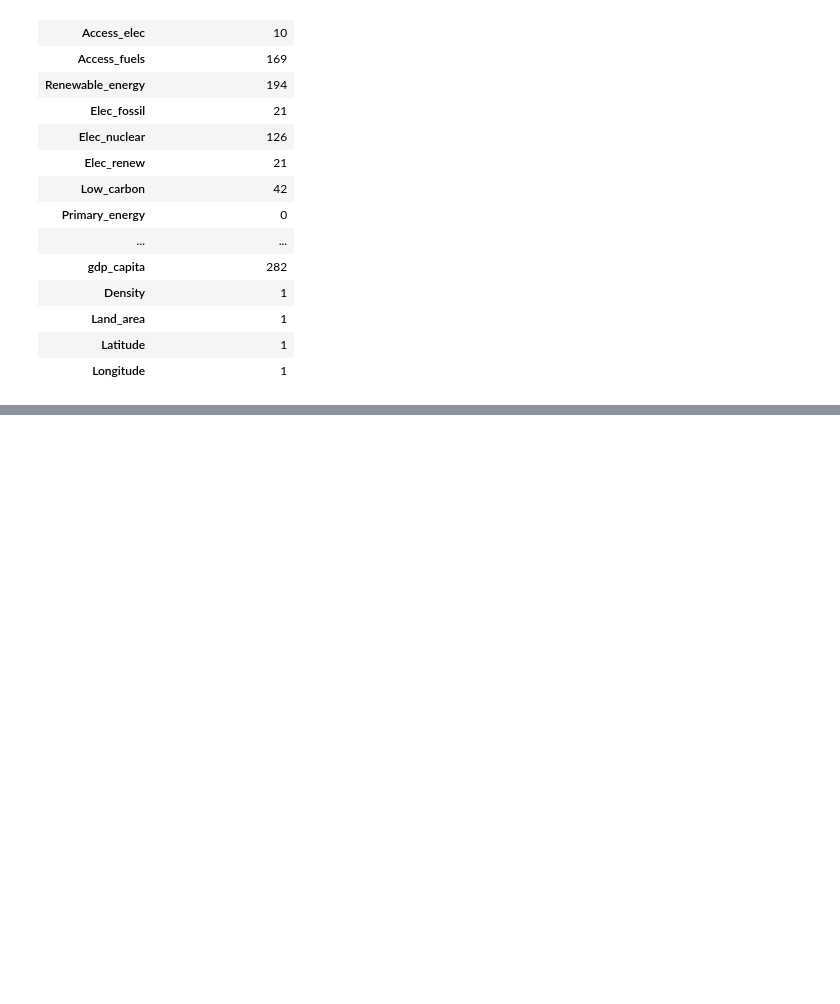
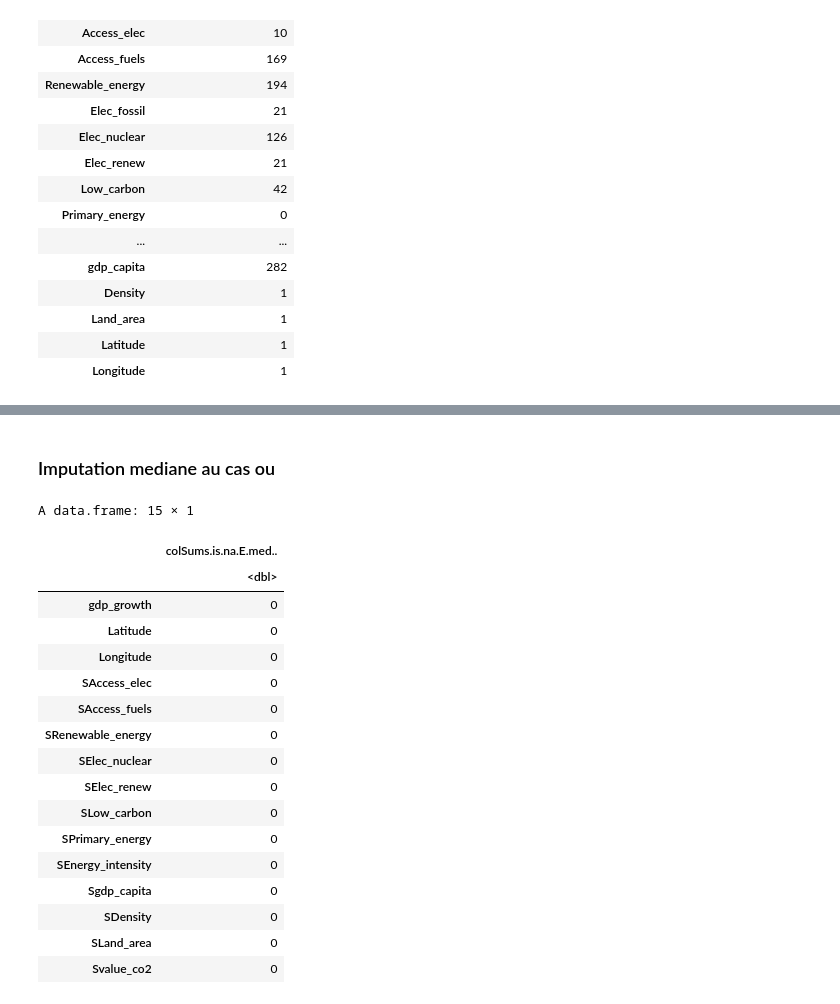
Before and after one commit to Mathilde-Mrs/Projet_machine_learning, a Jupyter notebook: notebookR_modif.ipynb, the cells around one changed output, grey strips where cells are left out. Saved outputs shown, nothing was run; the diff lists cells and outputs as text; code cells hidden in the pictures; blank space fills up the shorter version.

Commit message:
Imputations

```diff
--- a/notebookR_modif.ipynb
+++ b/notebookR_modif.ipynb
@@ -1032,0 +1426,35 @@ A data.frame: 3649 × 15
+# %% [markdown]
+### Imputation mediane au cas ou
+# %%
+# Mediane
+med=apply(energynaQuant,2,median,na.rm=TRUE)
+
+E.med = energynaQuant
+
+#On cherche l'indices où c'est vide
+ind.na=which(is.na(E.med),arr.ind=TRUE)
+
+#On affect
+E.med[ind.na]=med[ind.na[,2]]
+
+missing_rates = data.frame(colSums(is.na(E.med)))
+missing_rates
+# %% [output]
+A data.frame: 15 × 1
+|  | colSums.is.na.E.med.. |
+|  | <dbl> |
+| gdp_growth | 0 |
+| Latitude | 0 |
+| Longitude | 0 |
+| SAccess_elec | 0 |
+| SAccess_fuels | 0 |
+| SRenewable_energy | 0 |
+| SElec_nuclear | 0 |
+| SElec_renew | 0 |
+| SLow_carbon | 0 |
+| SPrimary_energy | 0 |
+| SEnergy_intensity | 0 |
+| Sgdp_capita | 0 |
+| SDensity | 0 |
+| SLand_area | 0 |
+| Svalue_co2 | 0 |
```
Also changed, not shown: parts of 81 cells of this notebook.
